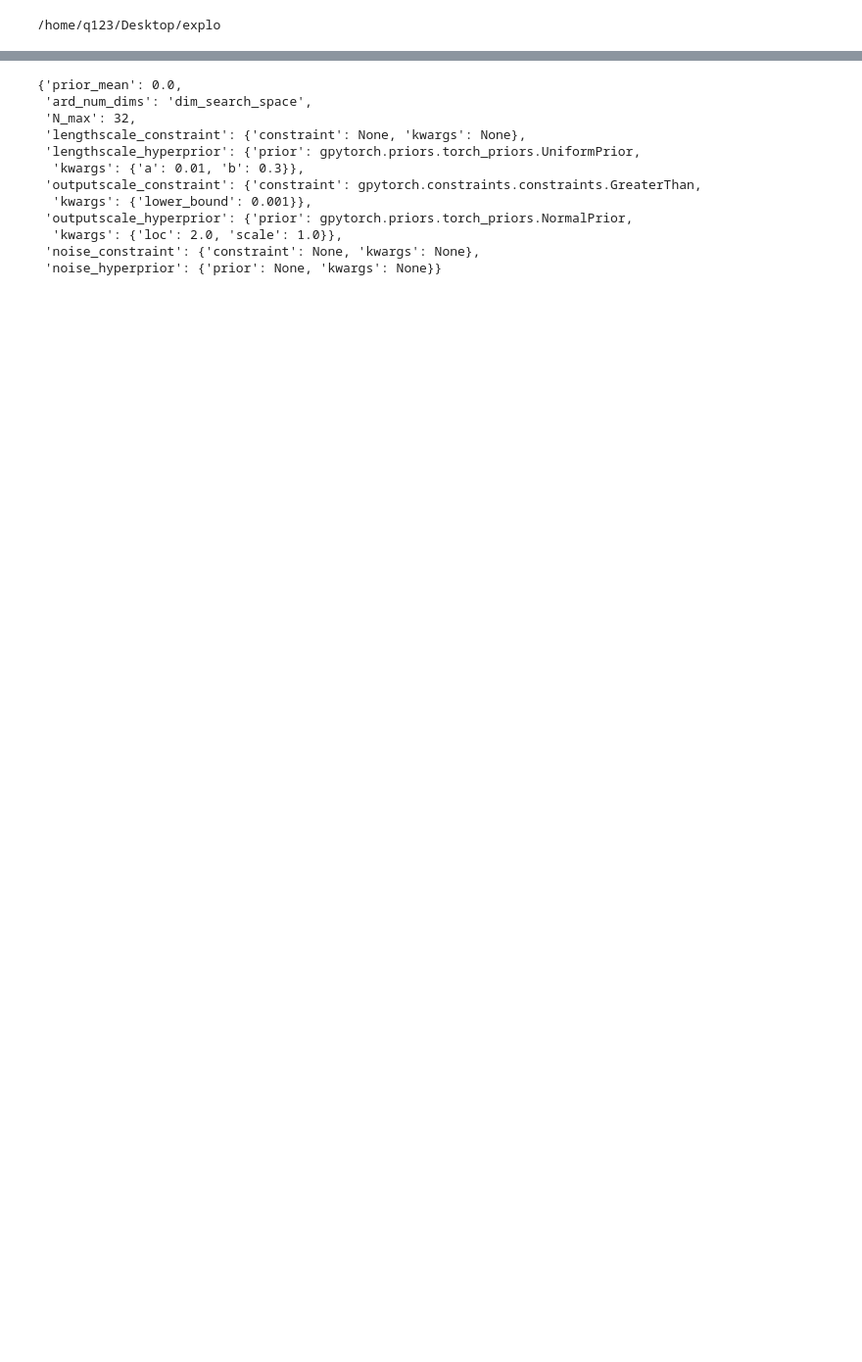
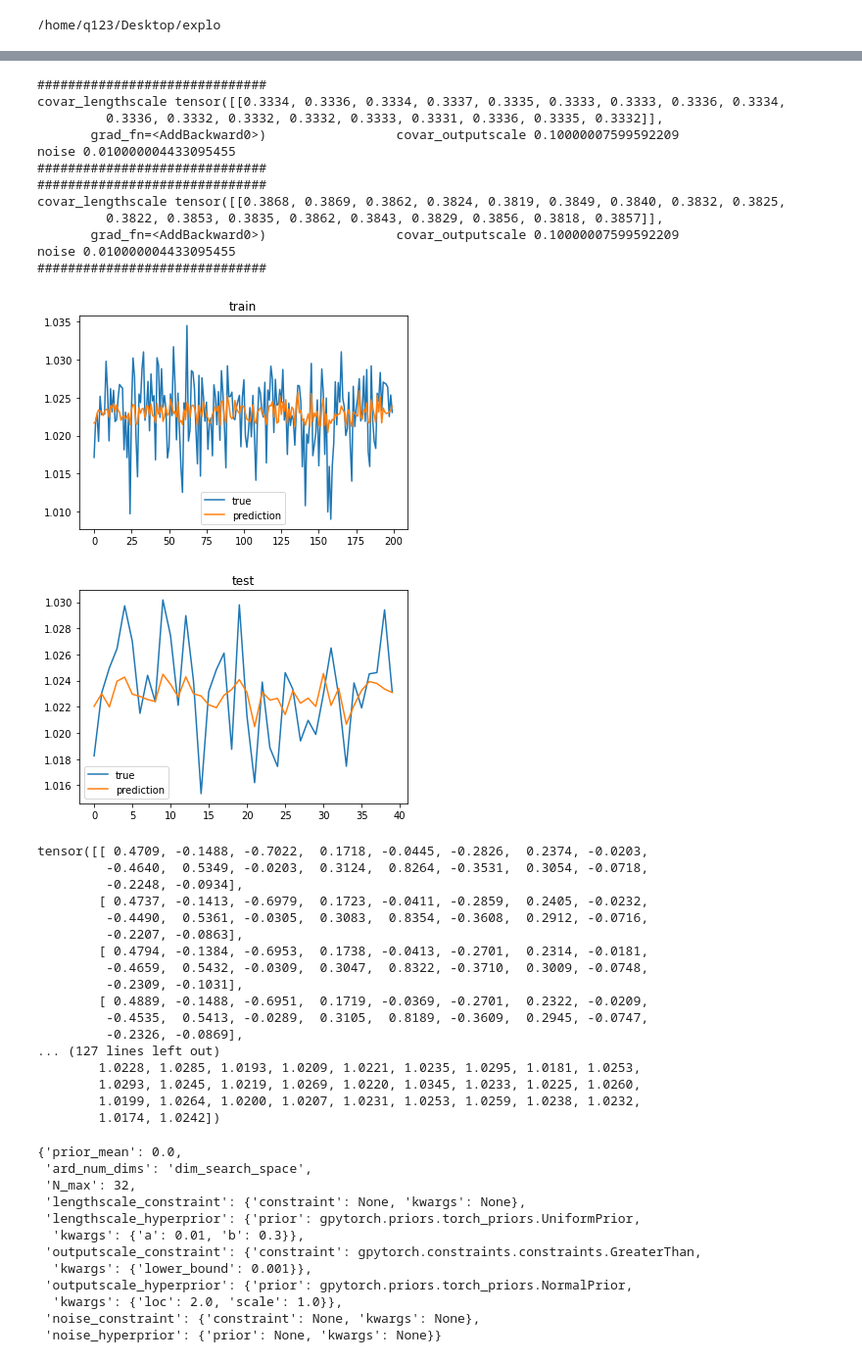
Before and after one commit to kallel-mahdi/explo, a Jupyter notebook: experiments/grid_kernel.ipynb, the cells around one changed output, grey strips where cells are left out. Shown at 98% size. Cells and saved outputs as stored; diff of their text form; code cells hidden in the pictures; blank space fills up the shorter version.

Commit message:
Implemented tester class, works well for swimmer but not CartPole, needs further testing

```diff
--- a/experiments/grid_kernel.ipynb
+++ b/experiments/grid_kernel.ipynb
@@ -42,8 +43,6 @@ env_config = {
 # %%
 kernel_name = "rbf"
 n_init = 2
-
-
 
 import gpytorch
 
@@ -51,23 +50,24 @@ model_config = {
 
         ###### Cartpole
 
-        "ard_num_dims":5,
-        "N_max":20,
+        # "ard_num_dims":5,
+        # "N_max":20,
 
         ###### Hopper
         # "ard_num_dims":36,
         # "N_max":48,
+
         ##### Swimmer
-        # "ard_num_dims":18,
-        # "N_max":32,
+        "ard_num_dims":18,
+        "N_max":32,
         #########
 
         #"lengthscale_hyperprior":gpytorch.priors.torch_priors.NormalPrior(loc=2.0,scale=1.0),
         #"lengthscale_hyperprior":gpytorch.priors.torch_priors.UniformPrior(a=1,b=5),
-        "prior_mean":0,
+        #"prior_mean":0,
         "lengthscale_hyperprior":gpytorch.priors.torch_priors.GammaPrior(3.0,6.0),
         "lengthscale_constraint":gpytorch.constraints.constraints.GreaterThan(0.001),
-        "outputscale_constraint":gpytorch.constraints.constraints.GreaterThan(0.001),
+        "outputscale_constraint":gpytorch.constraints.constraints.GreaterThan(0.1),
         "outputscale_hyperprior":gpytorch.priors.torch_priors.NormalPrior(loc=2.0,scale=1.0),
         "noise_hyperprior":gpytorch.priors.torch_priors.UniformPrior(a=0.01,b=0.3),
         "noise_constraint":gpytorch.constraints.constraints.Interval(0.01,0.3),
@@ -75,15 +75,15 @@ model_config = {
         }
 
 trainer_config = {
-        "n_steps" : 500,
+        "n_steps" : 50,
         "report_freq":10,
 
 }
 # %%
 model,objective_env = setup_experiment(env_config,model_config,n_init)
 #optimizer = BOptimizer()
-optimizer = GIBOptimizer(model,n_info_samples=8)
+optimizer = GIBOptimizer(model,n_info_samples=8,n_eval=1)
 #model.initialize(**hypers)
 trainer = Trainer(model,objective_env,optimizer,**trainer_config)
-trainer.run()
+best_x,best_y = trainer.run()
 # %% [output]
@@ -108,0 +107,9 @@ KeyboardInterrupt:
+# %%
+rewards = []
+for i in range(10):
+
+    reward,states = objective_env.run(best_x)
+    rewards.append(reward.item())
+    print(reward)
+
+sum(rewards)/len(rewards)
@@ -109,3 +236,43 @@ KeyboardInterrupt:
+# %%
+tester = Tester(model,objective_env,
+                 best_x,1e-2,
+                 200,40)
+
+test_data,pred_data = tester.run()
+test_x,test_y,test_s = test_data
+pred_y,lower,upper = pred_data
+print(pred_y)
+print(test_y)
+# %% [output]
+##############################
+covar_lengthscale tensor([[0.3334, 0.3336, 0.3334, 0.3337, 0.3335, 0.3333, 0.3333, 0.3336, 0.3334,
+         0.3336, 0.3332, 0.3332, 0.3332, 0.3333, 0.3331, 0.3336, 0.3335, 0.3332]],
+       grad_fn=<AddBackward0>)                 covar_outputscale 0.10000007599592209                 noise 0.010000004433095455
+##############################
+##############################
+covar_lengthscale tensor([[0.3868, 0.3869, 0.3862, 0.3824, 0.3819, 0.3849, 0.3840, 0.3832, 0.3825,
+         0.3822, 0.3853, 0.3835, 0.3862, 0.3843, 0.3829, 0.3856, 0.3818, 0.3857]],
+       grad_fn=<AddBackward0>)                 covar_outputscale 0.10000007599592209                 noise 0.010000004433095455
+##############################
+[figure, added]
+[figure, added]
+tensor([[ 0.4709, -0.1488, -0.7022,  0.1718, -0.0445, -0.2826,  0.2374, -0.0203,
+         -0.4640,  0.5349, -0.0203,  0.3124,  0.8264, -0.3531,  0.3054, -0.0718,
+         -0.2248, -0.0934],
+        [ 0.4737, -0.1413, -0.6979,  0.1723, -0.0411, -0.2859,  0.2405, -0.0232,
+         -0.4490,  0.5361, -0.0305,  0.3083,  0.8354, -0.3608,  0.2912, -0.0716,
+         -0.2207, -0.0863],
+        [ 0.4794, -0.1384, -0.6953,  0.1738, -0.0413, -0.2701,  0.2314, -0.0181,
+         -0.4659,  0.5432, -0.0309,  0.3047,  0.8322, -0.3710,  0.3009, -0.0748,
+         -0.2309, -0.1031],
+        [ 0.4889, -0.1488, -0.6951,  0.1719, -0.0369, -0.2701,  0.2322, -0.0209,
+         -0.4535,  0.5413, -0.0289,  0.3105,  0.8189, -0.3609,  0.2945, -0.0747,
+         -0.2326, -0.0869],
+... (127 lines left out)
+        1.0228, 1.0285, 1.0193, 1.0209, 1.0221, 1.0235, 1.0295, 1.0181, 1.0253,
+        1.0293, 1.0245, 1.0219, 1.0269, 1.0220, 1.0345, 1.0233, 1.0225, 1.0260,
+        1.0199, 1.0264, 1.0200, 1.0207, 1.0231, 1.0253, 1.0259, 1.0238, 1.0232,
+        1.0174, 1.0242])
 # %%
 config_file = "/home/q123/Desktop/explo/configs/swimmer.yaml"
 
```
Also changed, not shown: parts of 4 cells of this notebook, 8 other files.
